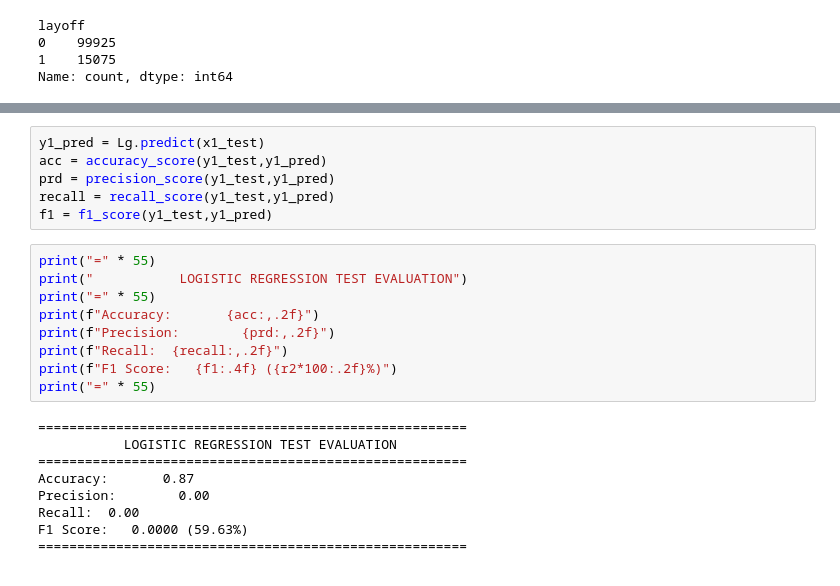
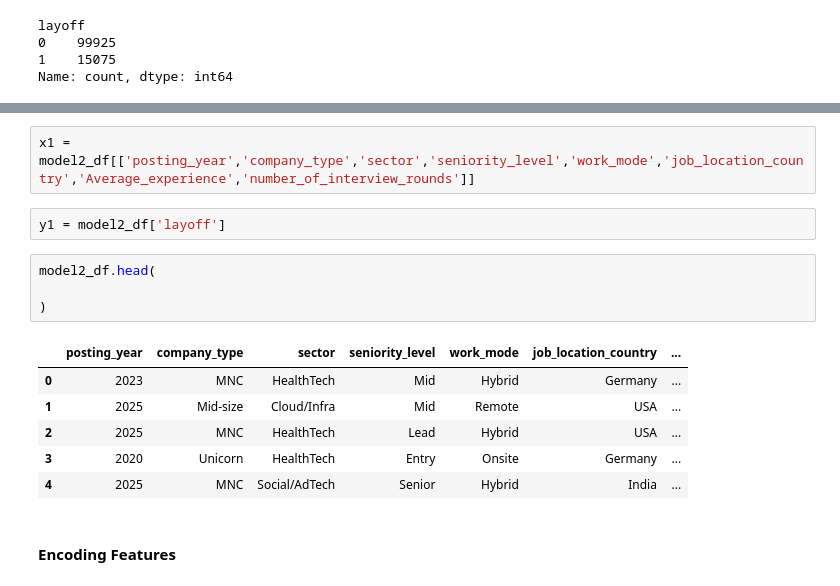
Before and after one commit to anshulbaisoya82-ux/Task-2-, a Jupyter notebook: Salary.ipynb, the cells around one changed output, grey strips where cells are left out. Cells and saved outputs as stored; diff of their text form.

```diff
--- a/Salary.ipynb
+++ b/Salary.ipynb
@@ -857,24 +805,17 @@ LogisticRegression()
-# %%
-y1_pred = Lg.predict(x1_test)
-acc = accuracy_score(y1_test,y1_pred)
-prd = precision_score(y1_test,y1_pred)
-recall = recall_score(y1_test,y1_pred)
-f1 = f1_score(y1_test,y1_pred)
-# %%
-print("=" * 55)
-print("           LOGISTIC REGRESSION TEST EVALUATION")
-print("=" * 55)
-print(f"Accuracy:       {acc:,.2f}")
-print(f"Precision:        {prd:,.2f}")
-print(f"Recall:  {recall:,.2f}")
-print(f"F1 Score:   {f1:.4f} ({r2*100:.2f}%)")
-print("=" * 55)
-# %% [output]
-=======================================================
-           LOGISTIC REGRESSION TEST EVALUATION
-=======================================================
-Accuracy:       0.87
-Precision:        0.00
-Recall:  0.00
-F1 Score:   0.0000 (59.63%)
-=======================================================
+# %%
+x1 = model2_df[['posting_year','company_type','sector','seniority_level','work_mode','job_location_country','Average_experience','number_of_interview_rounds']]
+# %%
+y1 = model2_df['layoff']
+# %%
+model2_df.head(
+
+)
+# %% [output]
+|  | posting_year | company_type | sector | seniority_level | work_mode | job_location_country | ... |
+| 0 | 2023 | MNC | HealthTech | Mid | Hybrid | Germany | ... |
+| 1 | 2025 | Mid-size | Cloud/Infra | Mid | Remote | USA | ... |
+| 2 | 2025 | MNC | HealthTech | Lead | Hybrid | USA | ... |
+| 3 | 2020 | Unicorn | HealthTech | Entry | Onsite | Germany | ... |
+| 4 | 2025 | MNC | Social/AdTech | Senior | Hybrid | India | ... |
+# %% [markdown]
+#### Encoding Features
```
Also changed, not shown: parts of 36 cells of this notebook.
